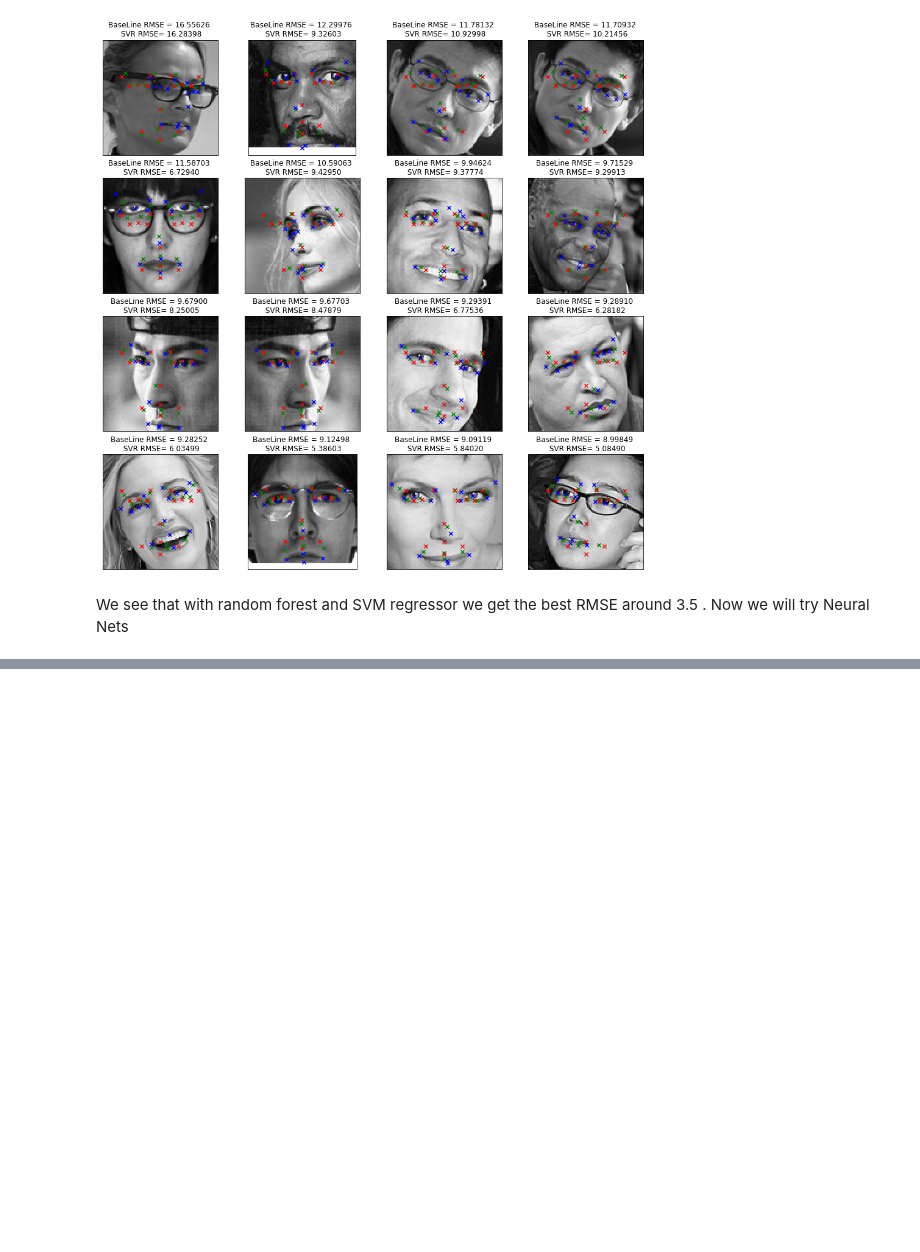
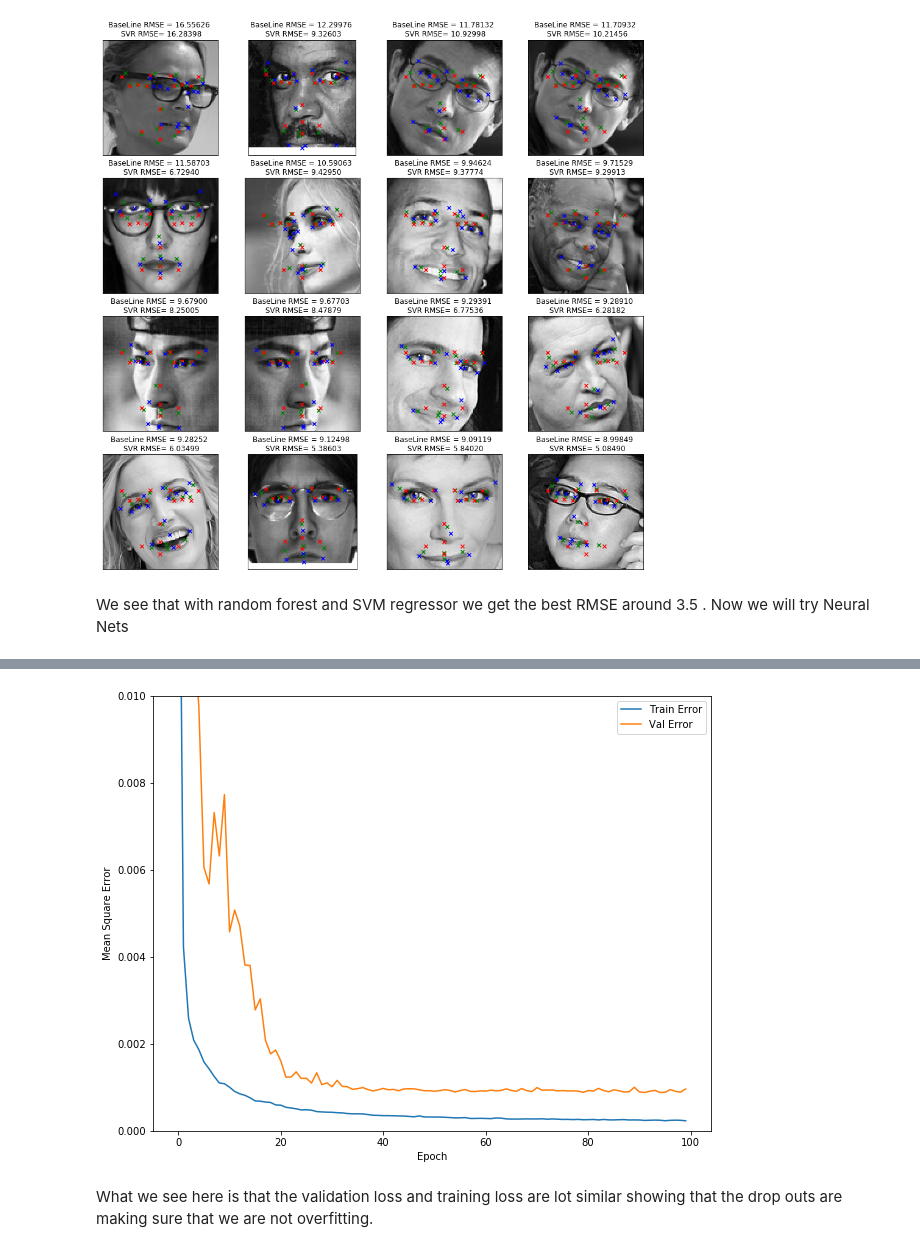
Before and after one commit to anupjha10/W207_ML_FINAL_Project, a Jupyter notebook: Final_Project_Anish_Anup.ipynb, the cells around one changed output, grey strips where cells are left out. Drawn from its saved outputs; the diff is of its cells as text; code cells hidden in the pictures; blank space fills up the shorter version.

```diff
--- a/Final_Project_Anish_Anup.ipynb
+++ b/Final_Project_Anish_Anup.ipynb
@@ -571,0 +818,29 @@ Now we will try Neural Nets
+# %%
+# Create model3
+model3 = keras.Sequential()
+model3.add(layers.Conv2D(32, kernel_size=(3, 3),data_format='channels_last',
+                 activation='linear',
+                 input_shape=(96,96,1)))
+model3.add(LeakyReLU(alpha=0.1))
+model3.add(layers.Dropout(rate=0.1))
+model3.add(layers.MaxPooling2D(pool_size=(2, 2), strides=(2, 2)))
+model3.add(layers.Conv2D(64, (3, 3), activation='linear'))
+model3.add(LeakyReLU(alpha=0.1))
+model3.add(layers.Dropout(rate=0.15))
+model3.add(layers.MaxPooling2D(pool_size=(2, 2),strides=(2, 2)))
+model3.add(layers.Conv2D(128, (2, 2), activation='linear'))
+model3.add(LeakyReLU(alpha=0.1))
+model3.add(layers.Dropout(rate=0.20))
+model3.add(layers.MaxPooling2D(pool_size=(2, 2),strides=(2, 2)))
+model3.add(layers.Flatten())
+model3.add(layers.Dense(500, activation='linear'))
+model3.add(LeakyReLU(alpha=0.1))
+model3.add(layers.Dropout(rate=0.25))
+model3.add(layers.Dense(500,activation='linear'))
+model3.add(LeakyReLU(alpha=0.1))
+model3.add(layers.Dense(30))
+optimizer = tf.keras.optimizers.Adam()
+model3.compile(loss='mean_squared_error',
+                optimizer=optimizer,
+                metrics=['mean_squared_error'])
+model3.summary()
@@ -571,0 +865,6 @@ Now we will try Neural Nets
+# %%
+# Now let us train the model this time with epochs as 100
+EPOCHS =100
+history3 = model3.fit(
+  X_train_NN, Y_train,
+  epochs=EPOCHS, validation_split = 0.2, verbose=2 )
@@ -571,0 +900,8 @@ Now we will try Neural Nets
+# %%
+plot_history(history3)
+#save the model
+model3.save('model3.hd5')
+# %% [output]
+[figure, added]
+# %% [markdown]
+What we see here is that the validation loss and training loss are lot similar showing that the drop outs are making sure that we are not overfitting.
```
Also changed, not shown: parts of 24 cells of this notebook, 3 other files.
